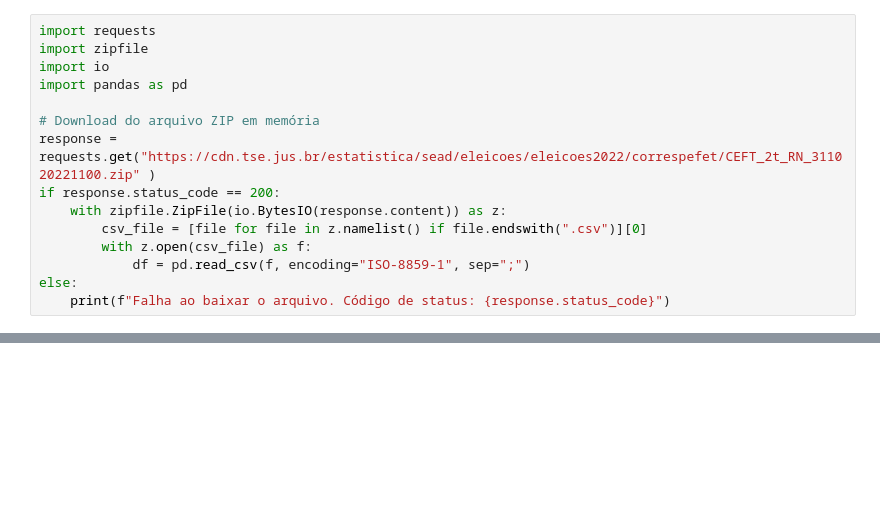
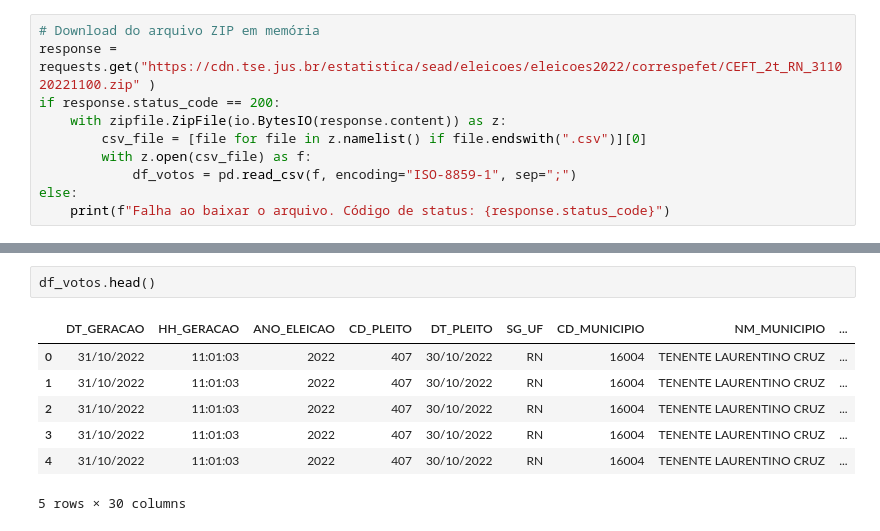
Before and after one commit to Adgmariz/dados_eleitorais_espacialiazados, a Jupyter notebook: dados_eleitorais.ipynb, the cells around one changed output, grey strips where cells are left out. Cells and saved outputs as stored; diff of their text form; blank space fills up the shorter version.

```diff
--- a/dados_eleitorais.ipynb
+++ b/dados_eleitorais.ipynb
@@ -1,15 +11,10 @@
 # %%
-import requests
-import zipfile
-import io
-import pandas as pd
-
 # Download do arquivo ZIP em memória
 response = requests.get("https://cdn.tse.jus.br/estatistica/sead/eleicoes/eleicoes2022/correspefet/CEFT_2t_RN_311020221100.zip" )
 if response.status_code == 200:
     with zipfile.ZipFile(io.BytesIO(response.content)) as z:
         csv_file = [file for file in z.namelist() if file.endswith(".csv")][0]
         with z.open(csv_file) as f:
-            df = pd.read_csv(f, encoding="ISO-8859-1", sep=";")
+            df_votos = pd.read_csv(f, encoding="ISO-8859-1", sep=";")
 else:
     print(f"Falha ao baixar o arquivo. Código de status: {response.status_code}")
@@ -31,0 +21,10 @@ df
+# %%
+df_votos.head()
+# %% [output]
+|  | DT_GERACAO | HH_GERACAO | ANO_ELEICAO | CD_PLEITO | DT_PLEITO | SG_UF | CD_MUNICIPIO | NM_MUNICIPIO | ... |
+| 0 | 31/10/2022 | 11:01:03 | 2022 | 407 | 30/10/2022 | RN | 16004 | TENENTE LAURENTINO CRUZ | ... |
+| 1 | 31/10/2022 | 11:01:03 | 2022 | 407 | 30/10/2022 | RN | 16004 | TENENTE LAURENTINO CRUZ | ... |
+| 2 | 31/10/2022 | 11:01:03 | 2022 | 407 | 30/10/2022 | RN | 16004 | TENENTE LAURENTINO CRUZ | ... |
+| 3 | 31/10/2022 | 11:01:03 | 2022 | 407 | 30/10/2022 | RN | 16004 | TENENTE LAURENTINO CRUZ | ... |
+| 4 | 31/10/2022 | 11:01:03 | 2022 | 407 | 30/10/2022 | RN | 16004 | TENENTE LAURENTINO CRUZ | ... |
+5 rows × 30 columns
```
Also changed, not shown: parts of 10 cells of this notebook, 3 other files.
